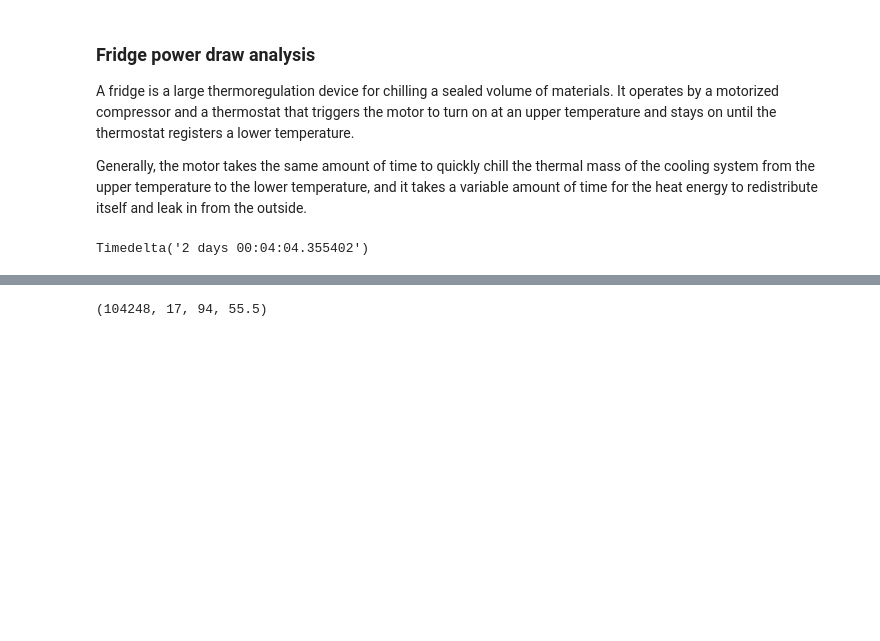
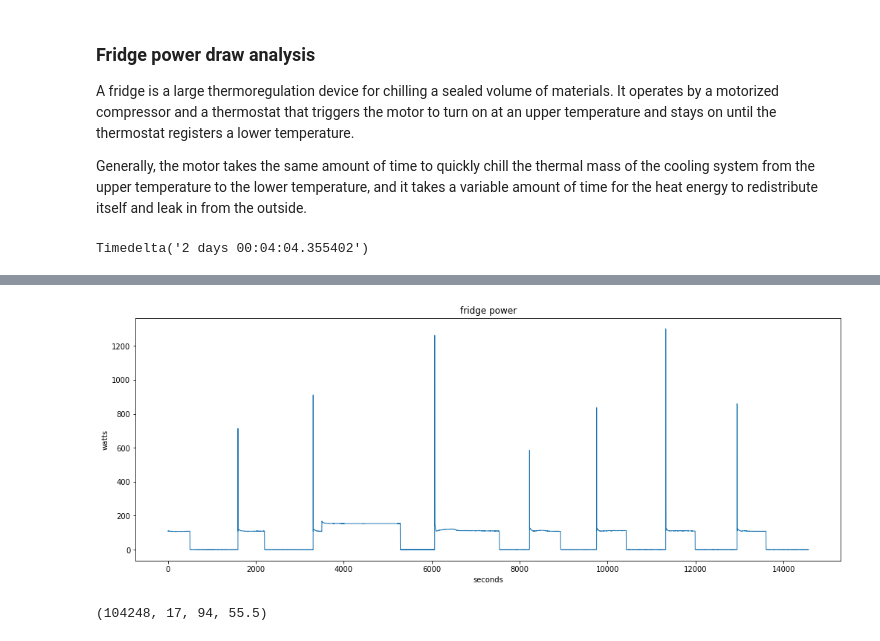
Before and after one commit to goatchurchprime/squarewavepowermonitor, a Jupyter notebook: sonoffpoweranalysis/fridge_cycle.ipynb, the cells around one changed output, grey strips where cells are left out. Saved outputs shown, nothing was run; the diff lists cells and outputs as text; code cells hidden in the pictures; blank space fills up the shorter version.

```diff
--- a/sonoffpoweranalysis/fridge_cycle.ipynb
+++ b/sonoffpoweranalysis/fridge_cycle.ipynb
@@ -44,6 +43,11 @@ display(ui, outputfigure);
 # %% [output]
 HBox(children=(IntRangeSlider(value=(0, 172800), continuous_update=False, layout=Layout(width='600px'), max=17…
 [interactive output not drawn]
+# %%
+# plot the above so it shows up on github preview
+plotfigure(timerange.get_interact_value())
+# %% [output]
+[figure, added]
 # %%
 # Find the best value to cut this sequence at
 import numpy
```
Also changed, not shown: parts of 1 cell of this notebook.
